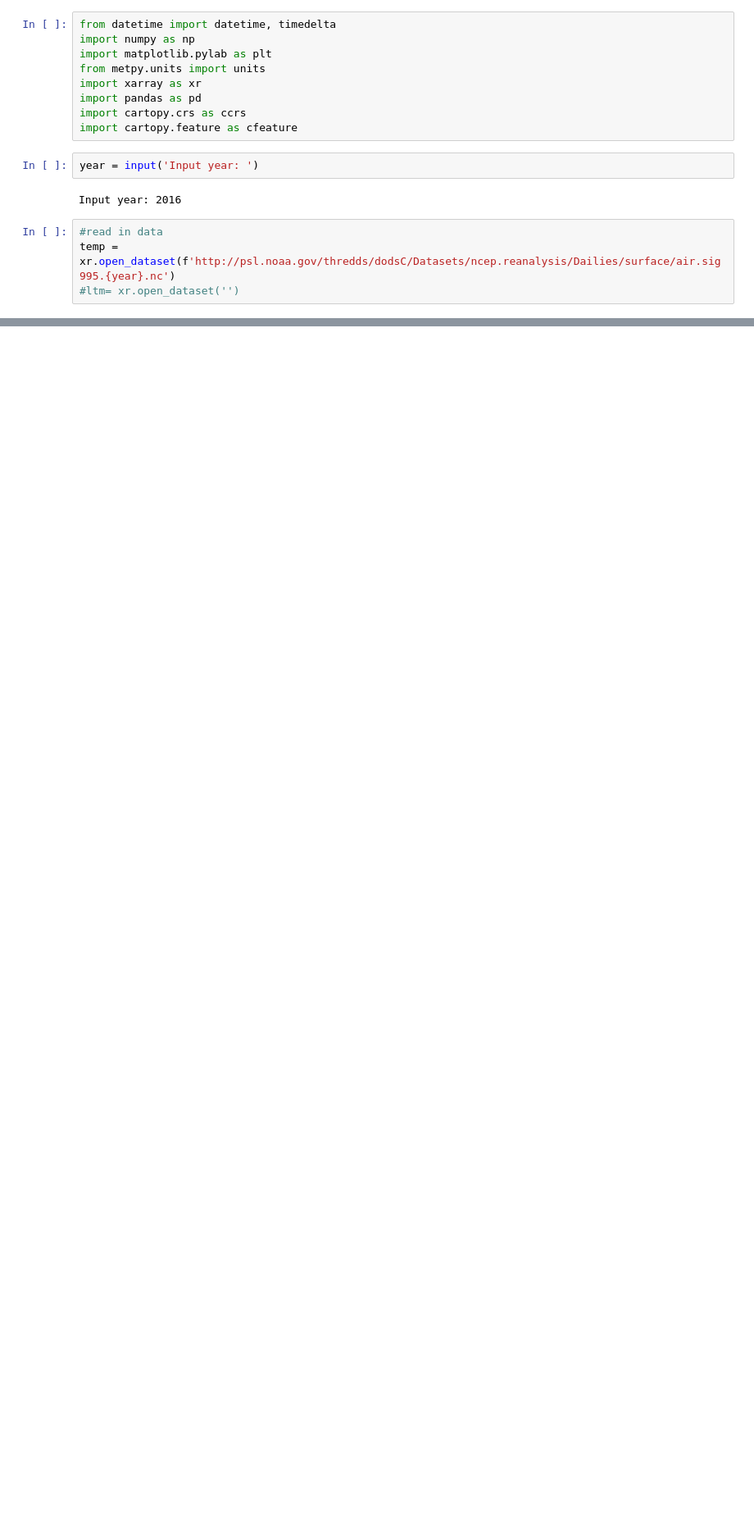
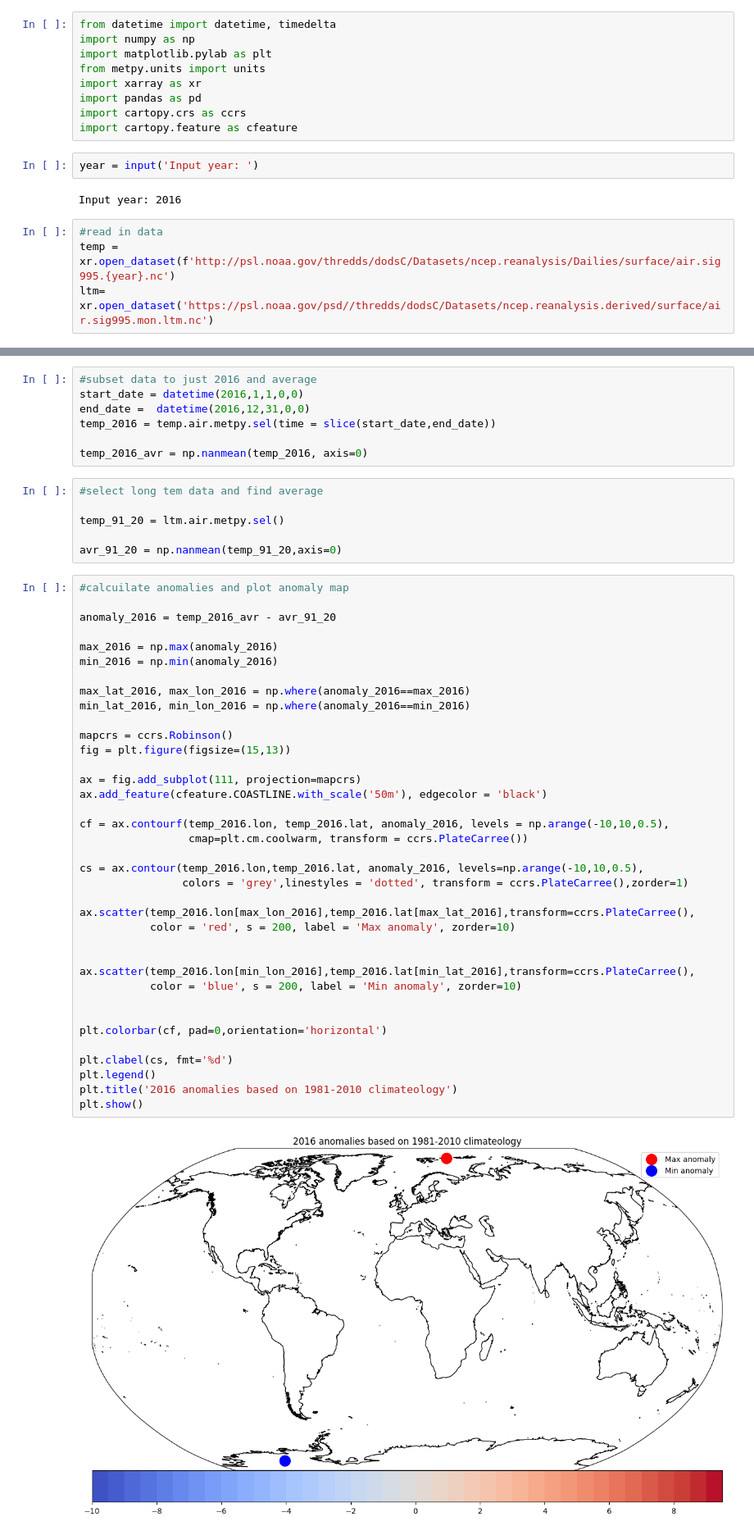
Before and after one commit to ebudd45/Meteorology-Projects, a Jupyter notebook: anomalies.ipynb, the cells around one changed output, grey strips where cells are left out. Shown: that part at 82% size. Drawn from its saved outputs; the diff is of its cells as text; blank space fills up the shorter version.

Commit message:
Needs work, filled contours not appearing

```diff
--- a/anomalies.ipynb
+++ b/anomalies.ipynb
@@ -70,4 +70,4 @@ Input year: 2016
 # %%
 #read in data
 temp = xr.open_dataset(f'http://psl.noaa.gov/thredds/dodsC/Datasets/ncep.reanalysis/Dailies/surface/air.sig995.{year}.nc')
-#ltm= xr.open_dataset('')
+ltm= xr.open_dataset('https://psl.noaa.gov/psd//thredds/dodsC/Datasets/ncep.reanalysis.derived/surface/air.sig995.mon.ltm.nc')
@@ -75,0 +101,52 @@ OSError: ignored
+# %%
+#subset data to just 2016 and average
+start_date = datetime(2016,1,1,0,0)
+end_date =  datetime(2016,12,31,0,0)
+temp_2016 = temp.air.metpy.sel(time = slice(start_date,end_date))
+
+temp_2016_avr = np.nanmean(temp_2016, axis=0)
+# %%
+#select long tem data and find average
+
+temp_91_20 = ltm.air.metpy.sel()
+
+avr_91_20 = np.nanmean(temp_91_20,axis=0)
+# %%
+#calcuilate anomalies and plot anomaly map
+
+anomaly_2016 = temp_2016_avr - avr_91_20
+
+max_2016 = np.max(anomaly_2016)
+min_2016 = np.min(anomaly_2016)
+
+max_lat_2016, max_lon_2016 = np.where(anomaly_2016==max_2016)
+min_lat_2016, min_lon_2016 = np.where(anomaly_2016==min_2016)
+
+mapcrs = ccrs.Robinson()
+fig = plt.figure(figsize=(15,13))
+
+ax = fig.add_subplot(111, projection=mapcrs)
+ax.add_feature(cfeature.COASTLINE.with_scale('50m'), edgecolor = 'black')
+
+cf = ax.contourf(temp_2016.lon, temp_2016.lat, anomaly_2016, levels = np.arange(-10,10,0.5),
+                 cmap=plt.cm.coolwarm, transform = ccrs.PlateCarree())
+
+cs = ax.contour(temp_2016.lon,temp_2016.lat, anomaly_2016, levels=np.arange(-10,10,0.5),
+                colors = 'grey',linestyles = 'dotted', transform = ccrs.PlateCarree(),zorder=1)
+
+ax.scatter(temp_2016.lon[max_lon_2016],temp_2016.lat[max_lat_2016],transform=ccrs.PlateCarree(),
+           color = 'red', s = 200, label = 'Max anomaly', zorder=10)
+
+
+ax.scatter(temp_2016.lon[min_lon_2016],temp_2016.lat[min_lat_2016],transform=ccrs.PlateCarree(),
+           color = 'blue', s = 200, label = 'Min anomaly', zorder=10)
+
+
+plt.colorbar(cf, pad=0,orientation='horizontal')
+
+plt.clabel(cs, fmt='%d')
+plt.legend()
+plt.title('2016 anomalies based on 1981-2010 climateology')
+plt.show()
+# %% [output]
+[figure, added]
```
Also changed, not shown: parts of 5 cells of this notebook.
